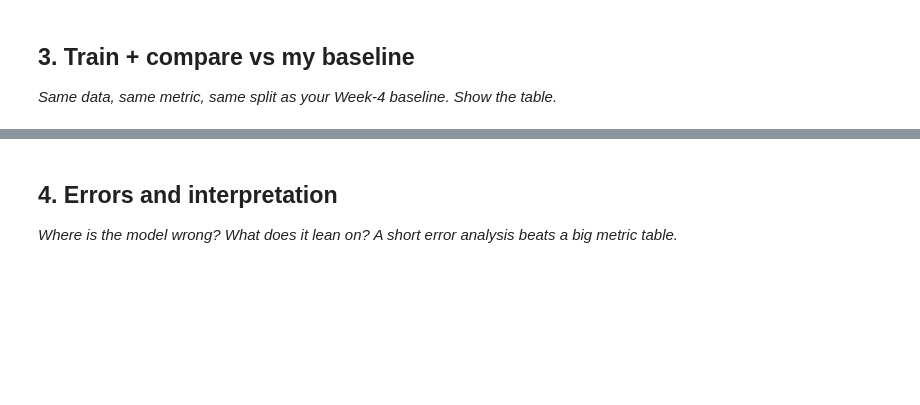
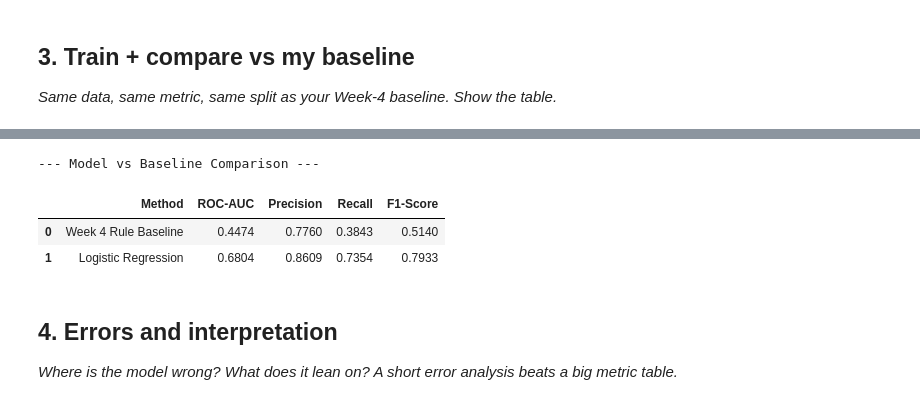
Before and after one commit to abdul-ITexpert/flyrank-internship-week1, a Jupyter notebook: work/notebooks/w05_model.ipynb, the cells around one changed output, grey strips where cells are left out. Saved outputs shown, nothing was run; the diff lists cells and outputs as text; code cells hidden in the pictures; blank space fills up the shorter version.

```diff
--- a/work/notebooks/w05_model.ipynb
+++ b/work/notebooks/w05_model.ipynb
@@ -30,3 +139,76 @@ This skeleton is yours to fill. Work the sections **in order** — each one has
+# %%
+# This cell is for CODE (numbers, a query, a check).
+# Write your text answer in the cell ABOVE this one — typing sentences here breaks Run All.
+from sklearn.model_selection import train_test_split
+# 1. Feature matrix and Target
+feature_cols = ['days_stale', 'march_avg_impressions', 'march_avg_clicks', 'march_avg_position']
+X = model_data[feature_cols].copy()
+y = model_data['needs_refresh_target'].copy()
+
+# Fill missing position values with neutral rank (e.g. median/max position) if any
+X = X.fillna(X.median())
+
+# 2. Train / Validation Split (80/20 Stratified)
+X_train, X_val, y_train, y_val, idx_train, idx_val = train_test_split(
+    X, y, model_data.index, test_size=0.20, random_state=42, stratify=y
+)
+
+# 3. Week 4 Heuristic Baseline Evaluation on Validation Set
+val_df = model_data.loc[idx_val].copy()
+
+staleness_score = np.select(
+    [val_df["days_stale"] > 180, val_df["days_stale"] > 90, val_df["days_stale"] > 30],
+    [3, 2, 1],
+    default=0
+)
+search_score = np.where(
+    (val_df["march_avg_position"] > 10) & (val_df["march_avg_position"] <= 50),
+    1,
+    0
+)
+val_baseline_score = staleness_score + search_score
+val_baseline_pred = np.where(val_baseline_score >= 2, 1, 0)
+val_baseline_prob = val_baseline_score / 4.0
+
+# Baseline metrics
+base_auc = roc_auc_score(y_val, val_baseline_prob)
+base_prec = precision_score(y_val, val_baseline_pred, zero_division=0)
+base_rec = recall_score(y_val, val_baseline_pred, zero_division=0)
+base_f1 = f1_score(y_val, val_baseline_pred, zero_division=0)
+
+# 4. Train Logistic Regression Model
+scaler = StandardScaler()
+X_train_scaled = scaler.fit_transform(X_train)
+X_val_scaled = scaler.transform(X_val)
+
+clf = LogisticRegression(class_weight='balanced', random_state=42, max_iter=1000)
+clf.fit(X_train_scaled, y_train)
+
+val_clf_prob = clf.predict_proba(X_val_scaled)[:, 1]
+val_clf_pred = clf.predict(X_val_scaled)
+
+# Model metrics
+model_auc = roc_auc_score(y_val, val_clf_prob)
+model_prec = precision_score(y_val, val_clf_pred, zero_division=0)
+model_rec = recall_score(y_val, val_clf_pred, zero_division=0)
+model_f1 = f1_score(y_val, val_clf_pred, zero_division=0)
+
+# 5. Model vs Baseline Comparison Table
+comparison_df = pd.DataFrame({
+    "Method": ["Week 4 Rule Baseline", "Logistic Regression"],
+    "ROC-AUC": [base_auc, model_auc],
+    "Precision": [base_prec, model_prec],
+    "Recall": [base_rec, model_rec],
+    "F1-Score": [base_f1, model_f1]
+})
+
+print("--- Model vs Baseline Comparison ---")
+display(comparison_df.round(4))
+# %% [output]
+--- Model vs Baseline Comparison ---
+|  | Method | ROC-AUC | Precision | Recall | F1-Score |
+| 0 | Week 4 Rule Baseline | 0.4474 | 0.7760 | 0.3843 | 0.5140 |
+| 1 | Logistic Regression | 0.6804 | 0.8609 | 0.7354 | 0.7933 |
 # %% [markdown]
 ## 4. Errors and interpretation
 
```
Also changed, not shown: parts of 10 cells of this notebook.
